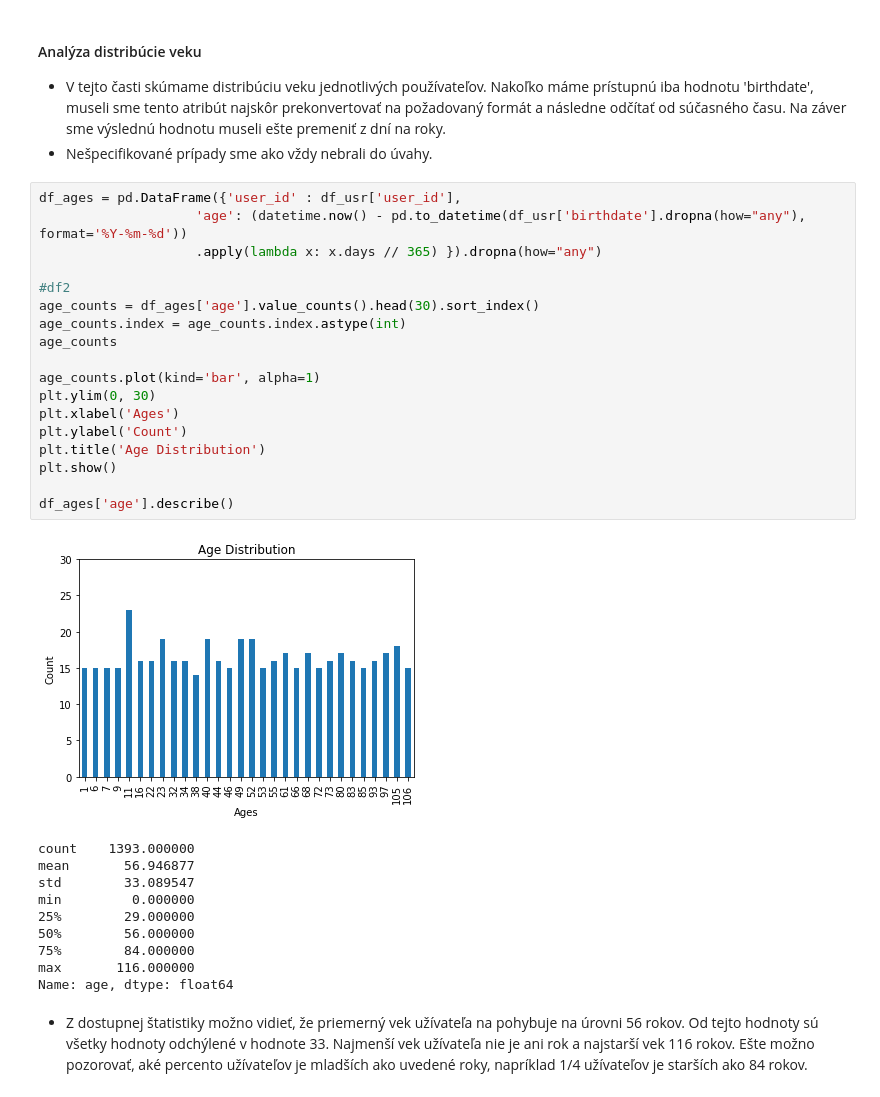
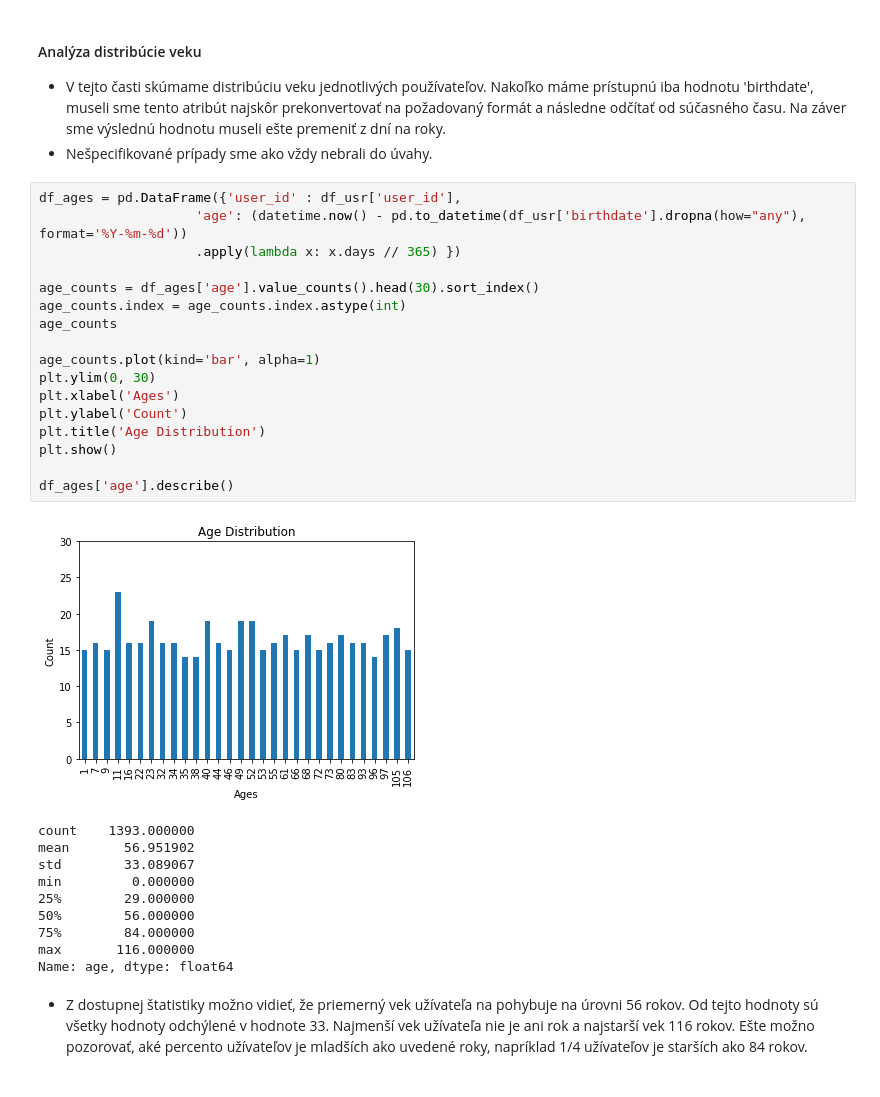
Before and after one commit to FilipMojto/IAU_project, a Jupyter notebook: EDA.ipynb, the cells around one changed output. Cells and saved outputs as stored; diff of their text form.

```diff
--- a/EDA.ipynb
+++ b/EDA.ipynb
@@ -195,26 +219,25 @@ Name: browser_name, dtype: object
 # %%
 df_ages = pd.DataFrame({'user_id' : df_usr['user_id'],
                     'age': (datetime.now() - pd.to_datetime(df_usr['birthdate'].dropna(how="any"), format='%Y-%m-%d'))
-                    .apply(lambda x: x.days // 365) }).dropna(how="any")
+                    .apply(lambda x: x.days // 365) })
 
-#df2
 age_counts = df_ages['age'].value_counts().head(30).sort_index()
 age_counts.index = age_counts.index.astype(int)
 age_counts
 
 age_counts.plot(kind='bar', alpha=1)
 plt.ylim(0, 30)
 plt.xlabel('Ages')
 plt.ylabel('Count')
 plt.title('Age Distribution')
 plt.show()
 
 df_ages['age'].describe()
 # %% [output]
-[figure, old version]
+[figure, new version]
 count    1393.000000
-mean       56.946877
-std        33.089547
+mean       56.951902
+std        33.089067
 min         0.000000
 25%        29.000000
 50%        56.000000
```
Also changed, not shown: parts of 40 cells of this notebook, 1 other file.
